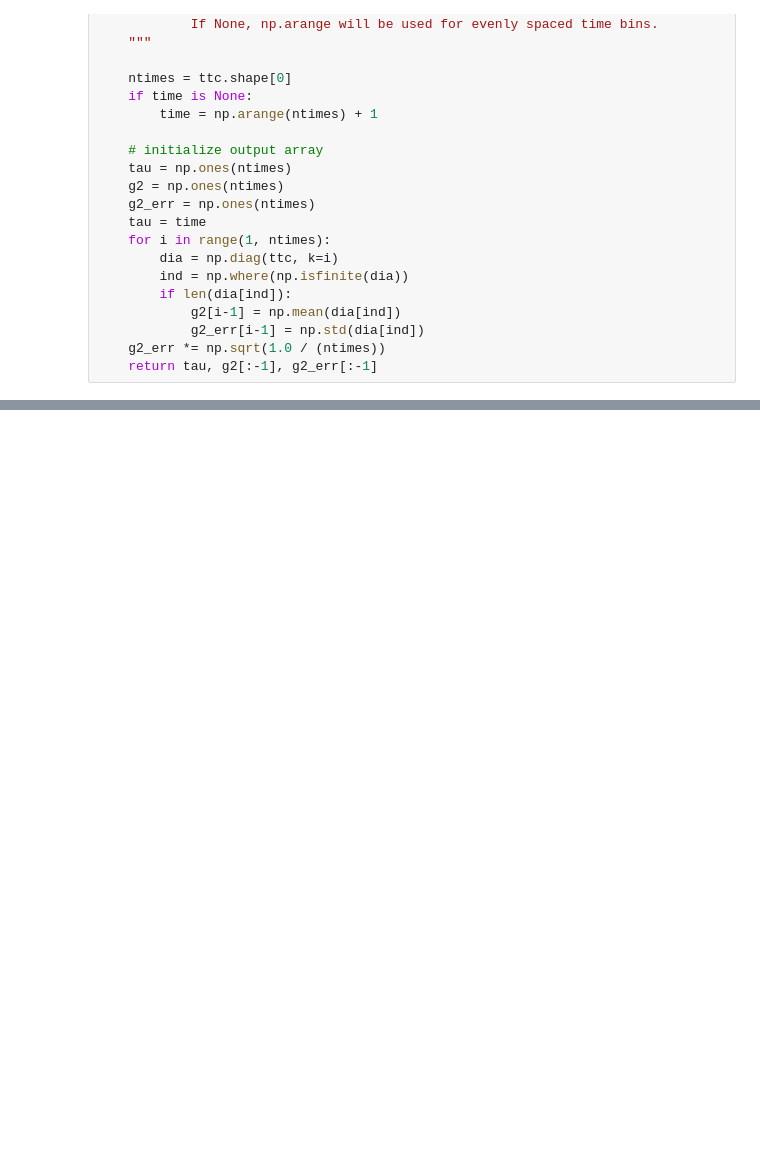
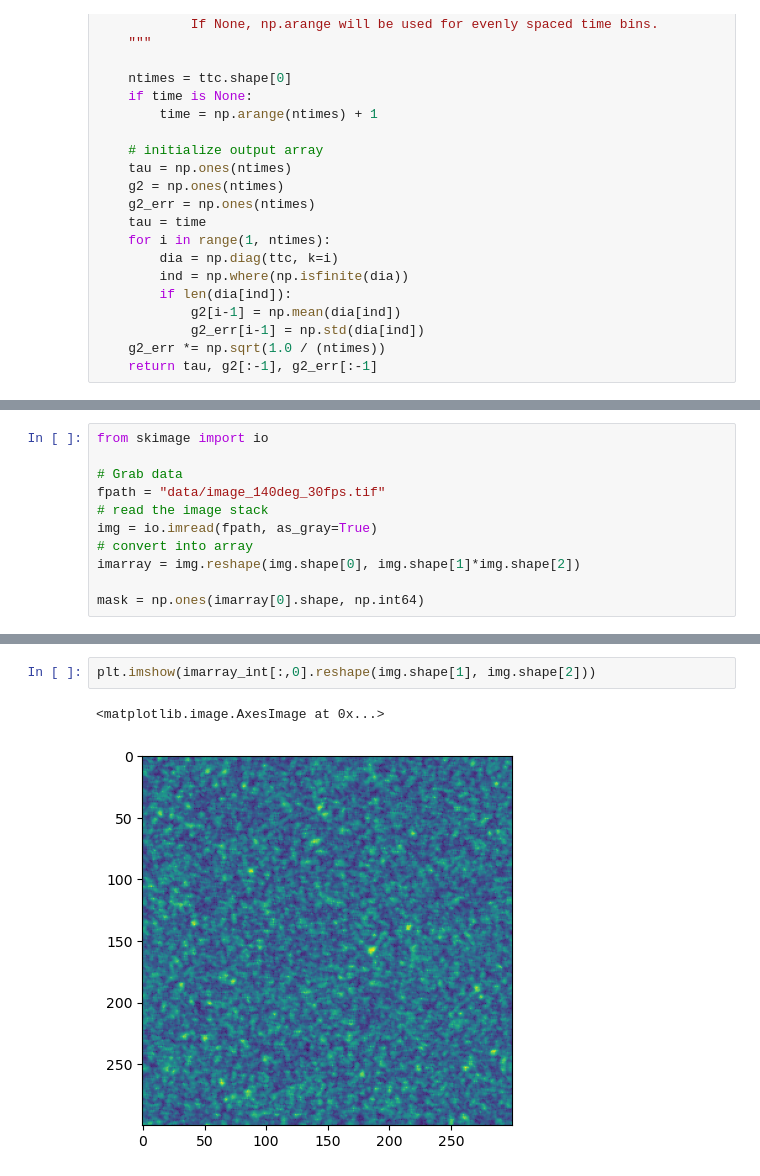
Before and after one commit to JAndronis/xpcs_analysis_cpp, a Jupyter notebook: analysis.ipynb, the cells around one changed output, grey strips where cells are left out. Saved outputs shown, nothing was run; the diff lists cells and outputs as text; blank space fills up the shorter version.

```diff
--- a/analysis.ipynb
+++ b/analysis.ipynb
@@ -38,0 +60,11 @@ def ttc_to_g2(ttc, time=None):
+# %%
+from skimage import io
+
+# Grab data
+fpath = "data/image_140deg_30fps.tif"
+# read the image stack
+img = io.imread(fpath, as_gray=True)
+# convert into array
+imarray = img.reshape(img.shape[0], img.shape[1]*img.shape[2])
+
+mask = np.ones(imarray[0].shape, np.int64)
@@ -38,0 +87,5 @@ def ttc_to_g2(ttc, time=None):
+# %%
+plt.imshow(imarray_int[:,0].reshape(img.shape[1], img.shape[2]))
+# %% [output]
+<matplotlib.image.AxesImage at 0x...>
+[figure, added]
```
Also changed, not shown: parts of 21 cells of this notebook, 10 other files.
